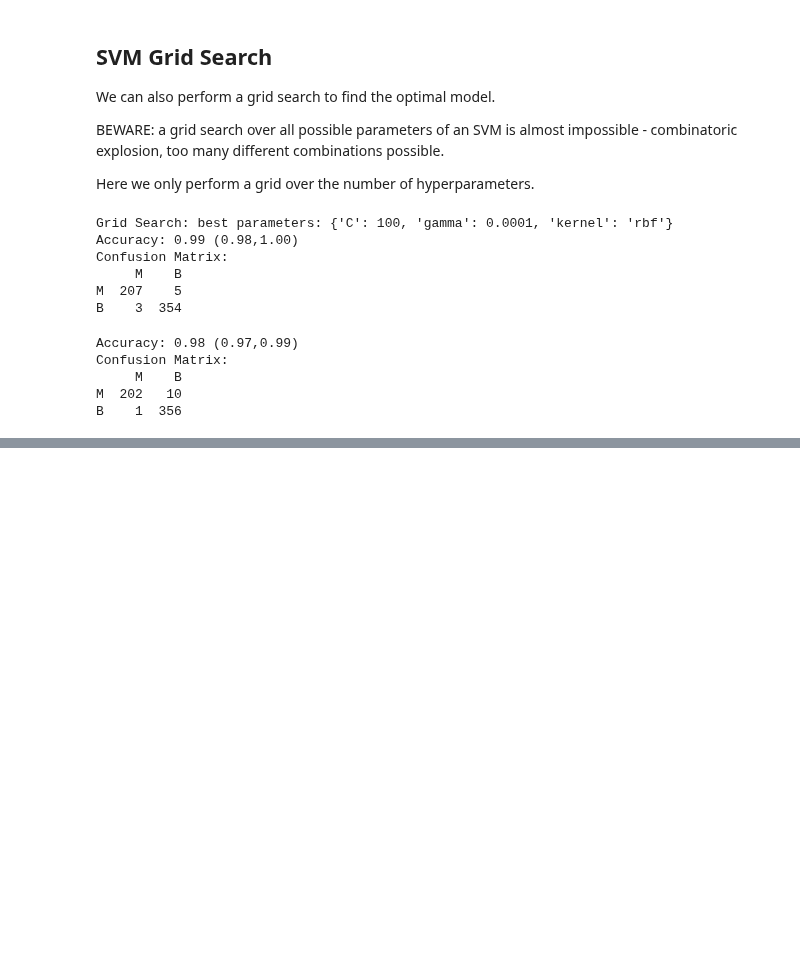
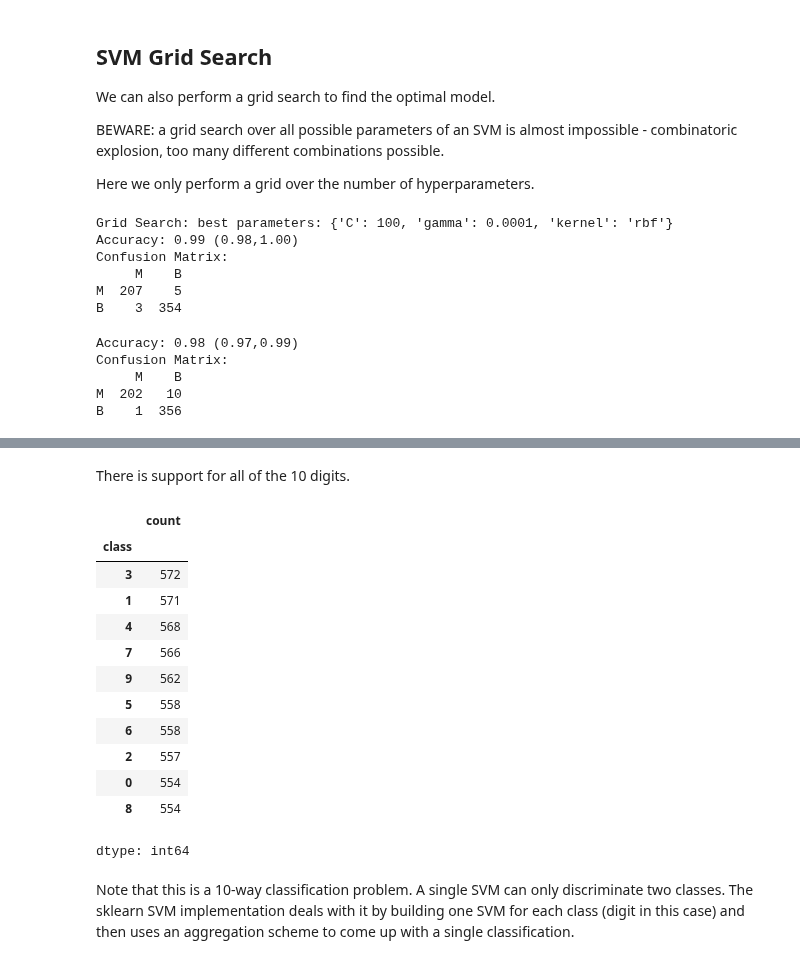
Before and after one commit to IndraniMandal/CSC310-S20, a Jupyter notebook: SVM.ipynb, the cells around one changed output, grey strips where cells are left out. Drawn from its saved outputs; the diff is of its cells as text; code cells hidden in the pictures; blank space fills up the shorter version.

```diff
--- a/SVM.ipynb
+++ b/SVM.ipynb
@@ -139,0 +187,20 @@ B    1  356
+# %% [markdown]
+There is support for all of the 10 digits.
+# %%
+y.value_counts()
+# %% [output]
+|  | count |
+| class |  |
+| 3 | 572 |
+| 1 | 571 |
+| 4 | 568 |
+| 7 | 566 |
+| 9 | 562 |
+| 5 | 558 |
+| 6 | 558 |
+| 2 | 557 |
+| 0 | 554 |
+| 8 | 554 |
+dtype: int64
+# %% [markdown]
+Note that this is a 10-way classification problem.  A single SVM can only discriminate two classes. The sklearn SVM implementation deals with it by building one SVM for each class (digit in this case) and then uses an aggregation scheme to come up with a single classification.
```
Also changed, not shown: parts of 9 cells of this notebook.
